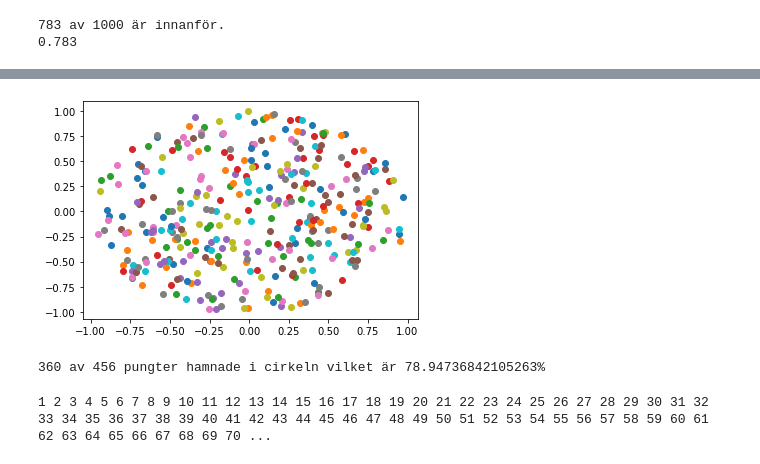
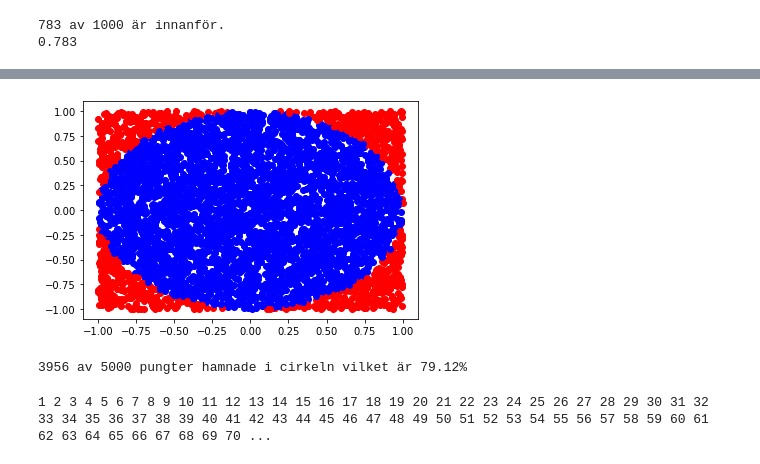
Before and after one commit to FransKarlsson/frans-karlsson-te19d, a Jupyter notebook: Programering/labb 1.ipynb, the cells around one changed output, grey strips where cells are left out. Cells and saved outputs as stored; diff of their text form; code cells hidden in the pictures.

```diff
--- a/Programering/labb 1.ipynb
+++ b/Programering/labb 1.ipynb
@@ -56,20 +56,3 @@ print (round(innanför/antalpungter,5))
 # %% [output]
 783 av 1000 är innanför.
 0.783
-# %%
-# upg g
-import matplotlib.pyplot as plt
-import random as rnd #Importerar och nollställer allt
-innanför,antalpungter=0,0
-for i in range(0,2000): #Skapar en massa pungter genom att generera ett x och ett y värde och sedan kontrolerar om avståndet är mer än cirkelns radie med pythagoras sats.
-    x=round(rnd.uniform(1,-1),2) #Koordinaterna avrundas till två decimaler.
-    y=round(rnd.uniform(1,-1),2)
-    #print (f"Pungt{i}: ({x}, {y})") #Printar ut koordineterna för alla punter vilket jag har inaktiverat vid fler pungter.
-
-    antalpungter += 1 #Höjer antalpungter vid varge ny pungt.
-    if x**2 + y**2 < 1: #Pythagoras sats för att beräkna avsåndet till origo. Om avståndet är mindre än 1 vilket är cirkelns radie så höjs innanför med 1.
-        innanför += 1
-        plt.plot(x,y,'-o')
-print (f"{innanför} av {antalpungter} är innanför.")
-print (round(innanför/antalpungter,5))
-plt.show()
@@ -80,30 +59,34 @@ plt.show()
 # %%
+#upg G
+
 #Importerar random och patplotlib och nollställer vareiablar.
 p=int(input("Hur många pungter vill du ha?"))
 r=float(input("Hur stor ska cirkelns radie vara?"))
 import matplotlib.pyplot as plt
 import random as rnd
 innanför,antalpungter= 0,0
 
 
 #sätter x och y till ett slumpmässigt tal mellan 1 och -1 (Avdrundat till 5 decimaler) och höjer antalpungter med 1.
 for i in range(0,p):
     x=round(rnd.uniform(1,-1),5)
     y=round(rnd.uniform(1,-1),5)
     antalpungter += 1
 
 
-#Använder pythagoras sats för att beräkna avståndet mellan pungten och origo, om avståndet är mindre än cirkens radie så sätter det ut en prick vid pungtens koordinater och höjer innanför med 1.
+#Använder pythagoras sats för att beräkna avståndet mellan punkten och origo, om avståndet är mindre än cirkens radie så sätter det ut en prick vid pungtens koordinater och höjer innanför med 1.
     if x**2 + y**2 < r:
         innanför += 1
-        plt.plot(x,y,'-o')
+        plt.plot(x,y,'-o',color="blue")
+    else:
+        plt.plot(x,y,'-o',color="red")
 
 #Visar alla resultaten från uträkningarna och koordinatsystemet med alla prickar.
 plt.show()
 print(f"{innanför} av {antalpungter} pungter hamnade i cirkeln vilket är {innanför/antalpungter*100}%")
 # %% [output]
-[figure, old version]
+[figure, new version]
-360 av 456 pungter hamnade i cirkeln vilket är 78.94736842105263%
+3956 av 5000 pungter hamnade i cirkeln vilket är 79.12%
 # %%
 #upg 2
 # %%
```
Also changed, not shown: parts of 3 cells of this notebook, 1 other file.
